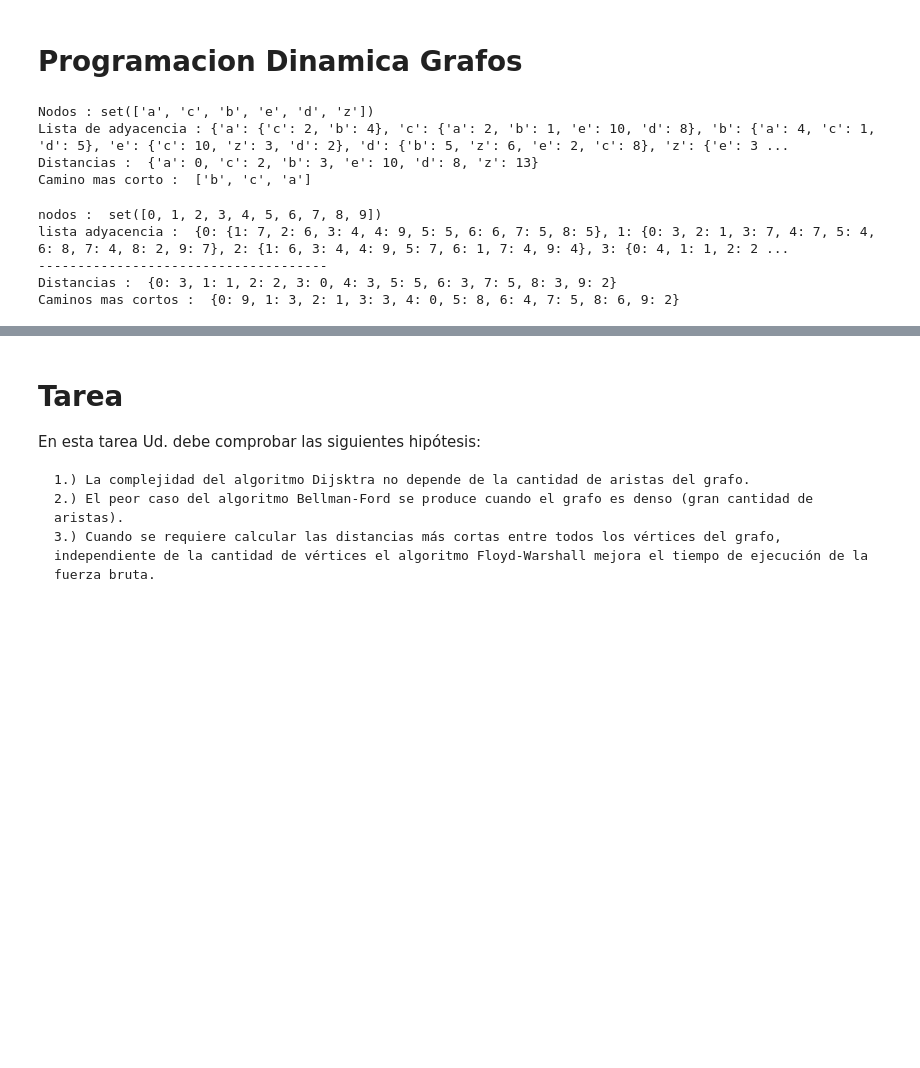
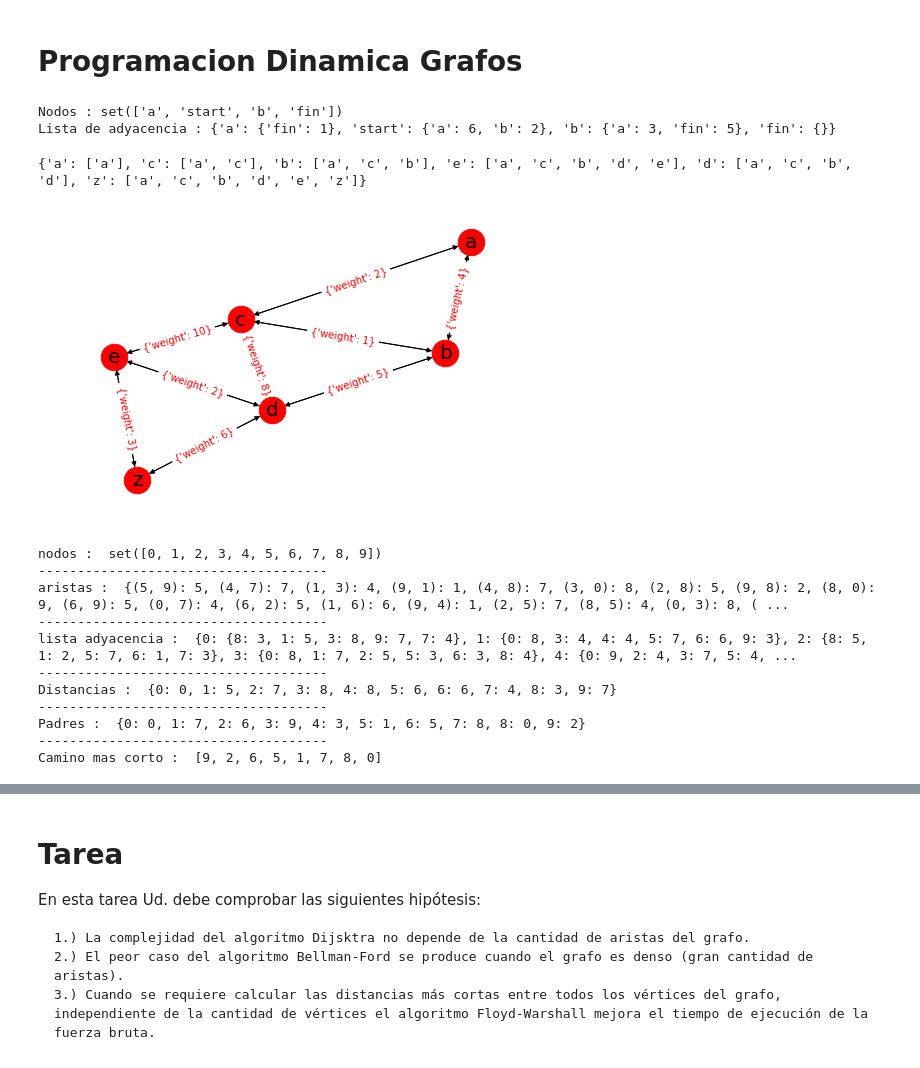
Before and after one commit to sherna90/analisis_algoritmos, a Jupyter notebook: 5.-programacion_dinamica_grafos.ipynb, the cells around one changed output, grey strips where cells are left out. Saved outputs shown, nothing was run; the diff lists cells and outputs as text; code cells hidden in the pictures; blank space fills up the shorter version.

```diff
--- a/5.-programacion_dinamica_grafos.ipynb
+++ b/5.-programacion_dinamica_grafos.ipynb
@@ -54,3 +54,20 @@ def shortest_path(parent,start,end):
         path.append(parent[k])
         k=parent[k]
     return path
+# %%
+# Ejemplo de "Grokking algorithms". A. Bhargava. p. 131
+
+E={('start','a'):6,('start','b'):2,('b','a'):3,('a','fin'):1,
+   ('b','fin'):5}
+
+G=weighted_graph(E)
+
+print 'Nodos :',G.nodes
+print 'Lista de adyacencia :',G.adjacency_list()
+D,U=Dijkstra(G,'start')
+print 'Distancias mas cortas :', D
+
+print shortest_path(U,'start','fin')
+# %% [output]
+Nodos : set(['a', 'start', 'b', 'fin'])
+Lista de adyacencia : {'a': {'fin': 1}, 'start': {'a': 6, 'b': 2}, 'b': {'a': 3, 'fin': 5}, 'fin': {}}
@@ -72,36 +105,58 @@ print 'Lista de adyacencia :',G.adjacency_list()
 start='a'
 D,U=Dijkstra(G,start)
 print 'Distancias : ',D
-print 'Camino mas corto : ',shortest_path(U,start,'b')
+print 'Camino mas corto : ',shortest_path(U,start,'z')
-# %% [output]
-Nodos : set(['a', 'c', 'b', 'e', 'd', 'z'])
-Lista de adyacencia : {'a': {'c': 2, 'b': 4}, 'c': {'a': 2, 'b': 1, 'e': 10, 'd': 8}, 'b': {'a': 4, 'c': 1, 'd': 5}, 'e': {'c': 10, 'z': 3, 'd': 2}, 'd': {'b': 5, 'z': 6, 'e': 2, 'c': 8}, 'z': {'e': 3 ...
-Distancias :  {'a': 0, 'c': 2, 'b': 3, 'e': 10, 'd': 8, 'z': 13}
-Camino mas corto :  ['b', 'c', 'a']
+# %%
+G=nx.DiGraph()
+
+E_nx=[(e[0],e[1],k) for e,k in E.iteritems()]
+G.add_weighted_edges_from(E_nx)
+pos=nx.spring_layout(G)
+
+print(nx.single_source_dijkstra_path(G,source='a'))
+
+nx.draw(G,pos, node_size=700)
+nx.draw_networkx_labels(G, pos, font_size=20, font_family='sans-serif')
+nx.draw_networkx_edge_labels(G,pos,font_color='red')
+plt.show()
+# %% [output]
+{'a': ['a'], 'c': ['a', 'c'], 'b': ['a', 'c', 'b'], 'e': ['a', 'c', 'b', 'd', 'e'], 'd': ['a', 'c', 'b', 'd'], 'z': ['a', 'c', 'b', 'd', 'e', 'z']}
+[figure, added]
 # %%
 random_graph = lambda n,p : {(u,v):np.random.randint(1,10) for u in np.arange(n) for v
                     in np.arange(n) if np.random.rand()>p and u!=v}
 # cantidad de vértices
 n=10
 # 1- probabilidad de crear aristas
-p=0.1
+p=0.5
 
 E=random_graph(n,p)
 
 G=weighted_graph(E)
 print 'nodos : ',G.nodes
-
+print '-------------------------------------'
+print 'aristas : ',G.edges
+print '-------------------------------------'
 print 'lista adyacencia : ',G.adjacency_list()
 print '-------------------------------------'
 # chequear que el grafo sea conexo y que el vértice inicial exista!
-start=3
+start=0
 D,U=Dijkstra(G,start)
 
 print 'Distancias : ',D
-print 'Caminos mas cortos : ',U
+print '-------------------------------------'
+print 'Padres : ',U
+print '-------------------------------------'
+print 'Camino mas corto : ',shortest_path(U,0,9)
 # %% [output]
 nodos :  set([0, 1, 2, 3, 4, 5, 6, 7, 8, 9])
-lista adyacencia :  {0: {1: 7, 2: 6, 3: 4, 4: 9, 5: 5, 6: 6, 7: 5, 8: 5}, 1: {0: 3, 2: 1, 3: 7, 4: 7, 5: 4, 6: 8, 7: 4, 8: 2, 9: 7}, 2: {1: 6, 3: 4, 4: 9, 5: 7, 6: 1, 7: 4, 9: 4}, 3: {0: 4, 1: 1, 2: 2 ...
 -------------------------------------
-Distancias :  {0: 3, 1: 1, 2: 2, 3: 0, 4: 3, 5: 5, 6: 3, 7: 5, 8: 3, 9: 2}
-Caminos mas cortos :  {0: 9, 1: 3, 2: 1, 3: 3, 4: 0, 5: 8, 6: 4, 7: 5, 8: 6, 9: 2}
+aristas :  {(5, 9): 5, (4, 7): 7, (1, 3): 4, (9, 1): 1, (4, 8): 7, (3, 0): 8, (2, 8): 5, (9, 8): 2, (8, 0): 9, (6, 9): 5, (0, 7): 4, (6, 2): 5, (1, 6): 6, (9, 4): 1, (2, 5): 7, (8, 5): 4, (0, 3): 8, ( ...
+-------------------------------------
+lista adyacencia :  {0: {8: 3, 1: 5, 3: 8, 9: 7, 7: 4}, 1: {0: 8, 3: 4, 4: 4, 5: 7, 6: 6, 9: 3}, 2: {8: 5, 1: 2, 5: 7, 6: 1, 7: 3}, 3: {0: 8, 1: 7, 2: 5, 5: 3, 6: 3, 8: 4}, 4: {0: 9, 2: 4, 3: 7, 5: 4, ...
+-------------------------------------
+Distancias :  {0: 0, 1: 5, 2: 7, 3: 8, 4: 8, 5: 6, 6: 6, 7: 4, 8: 3, 9: 7}
+-------------------------------------
+Padres :  {0: 0, 1: 7, 2: 6, 3: 9, 4: 3, 5: 1, 6: 5, 7: 8, 8: 0, 9: 2}
+-------------------------------------
+Camino mas corto :  [9, 2, 6, 5, 1, 7, 8, 0]
```
Also changed, not shown: parts of 3 cells of this notebook.
